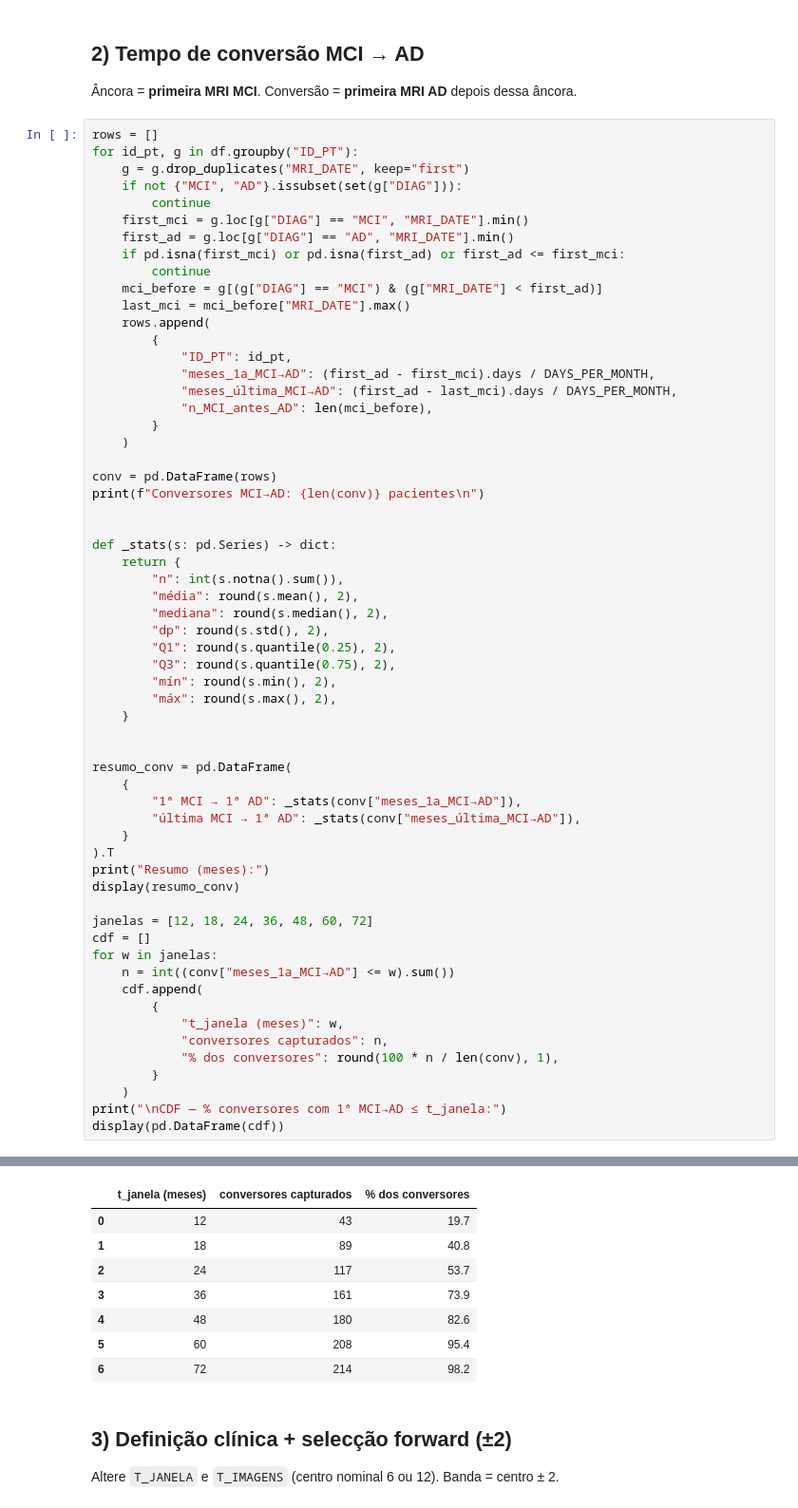
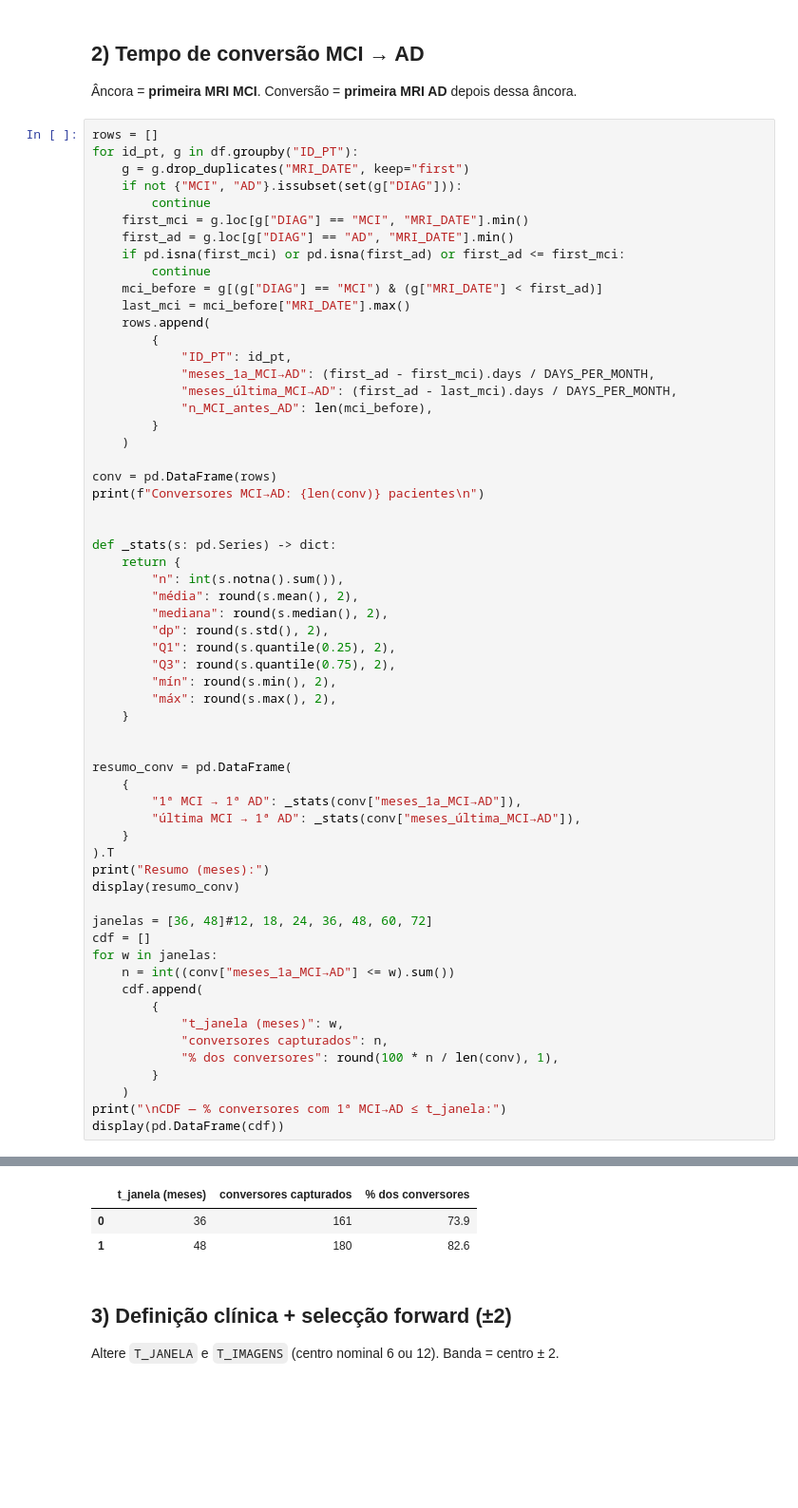
Before and after one commit to PauloMatheusGr/graphs, a Jupyter notebook: 1_dataset.ipynb, the cells around one changed output, grey strips where cells are left out. Shown at 95% size. Drawn from its saved outputs; the diff is of its cells as text; blank space fills up the shorter version.

```diff
--- a/1_dataset.ipynb
+++ b/1_dataset.ipynb
@@ -86,41 +86,36 @@ def _stats(s: pd.Series) -> dict:
 resumo_conv = pd.DataFrame(
     {
         "1ª MCI → 1ª AD": _stats(conv["meses_1a_MCI→AD"]),
         "última MCI → 1ª AD": _stats(conv["meses_última_MCI→AD"]),
     }
 ).T
 print("Resumo (meses):")
 display(resumo_conv)
 
-janelas = [12, 18, 24, 36, 48, 60, 72]
+janelas = [36, 48]#12, 18, 24, 36, 48, 60, 72]
 cdf = []
 for w in janelas:
     n = int((conv["meses_1a_MCI→AD"] <= w).sum())
     cdf.append(
         {
             "t_janela (meses)": w,
             "conversores capturados": n,
             "% dos conversores": round(100 * n / len(conv), 1),
         }
     )
 print("\nCDF — % conversores com 1ª MCI→AD ≤ t_janela:")
 display(pd.DataFrame(cdf))
 # %% [output]
 Conversores MCI→AD: 218 pacientes
 
 Resumo (meses):
 |  | n | média | mediana | dp | Q1 | Q3 | mín | máx |
 | 1ª MCI → 1ª AD | 218.0 | 25.23 | 19.5 | 17.33 | 12.47 | 36.22 | 5.49 | 97.58 |
 | última MCI → 1ª AD | 218.0 | 10.39 | 6.7 | 7.39 | 5.98 | 12.42 | 2.79 | 61.31 |
 CDF — % conversores com 1ª MCI→AD ≤ t_janela:
 |  | t_janela (meses) | conversores capturados | % dos conversores |
-| 0 | 12 | 43 | 19.7 |
-| 1 | 18 | 89 | 40.8 |
-| 2 | 24 | 117 | 53.7 |
-| 3 | 36 | 161 | 73.9 |
-| 4 | 48 | 180 | 82.6 |
-| 5 | 60 | 208 | 95.4 |
-| 6 | 72 | 214 | 98.2 |
+| 0 | 36 | 161 | 73.9 |
+| 1 | 48 | 180 | 82.6 |
 # %% [markdown]
 ## 3) Definição clínica + selecção forward (±2)
 
```
Also changed, not shown: parts of 3 cells of this notebook, 8 other files.
